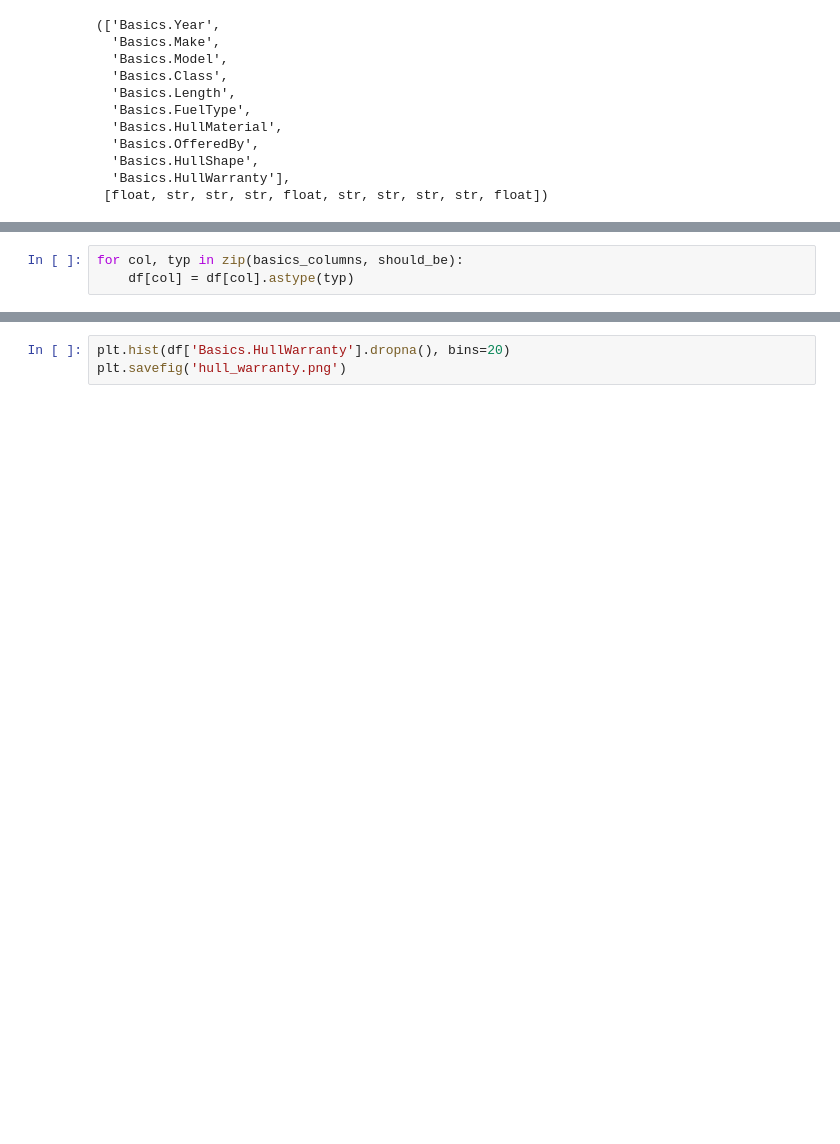
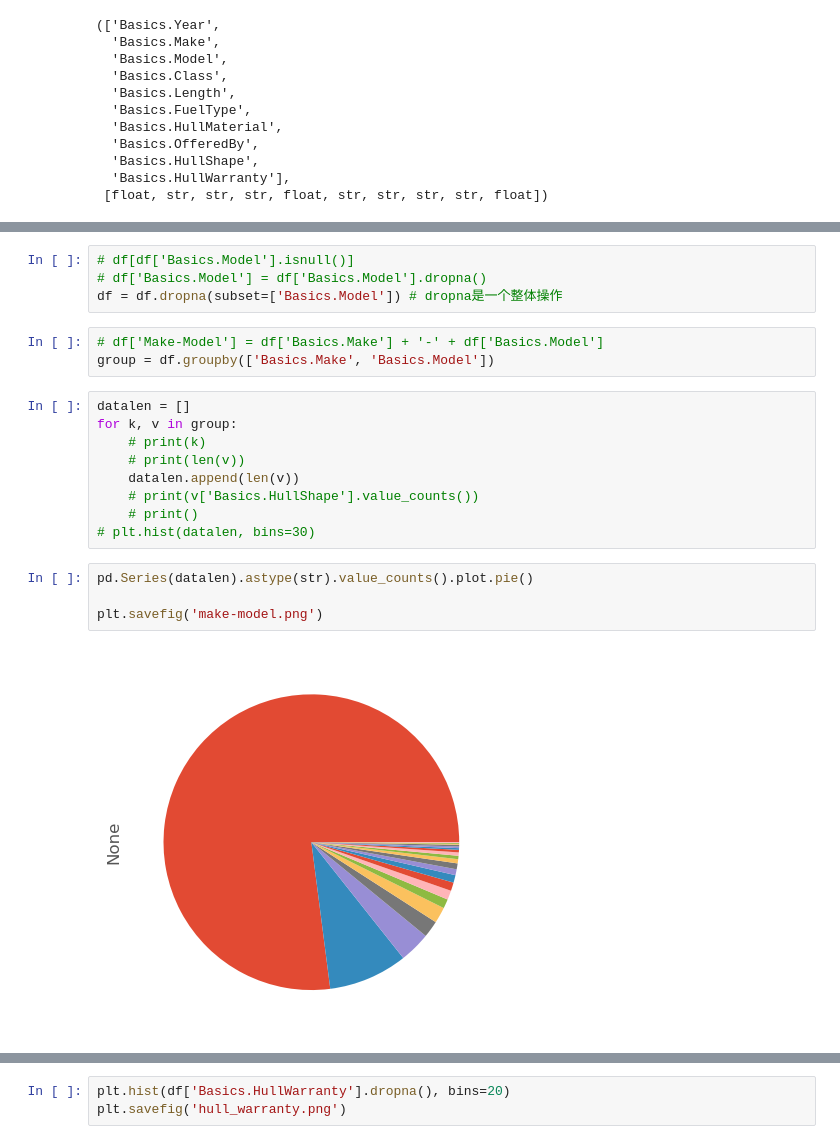
Before and after one commit to Mathematical-Jedi/2023-International-Mathematical-Model, a Jupyter notebook: yecanming/爬虫数据处理/clean.ipynb, the cells around one changed output, grey strips where cells are left out. Drawn from its saved outputs; the diff is of its cells as text; blank space fills up the shorter version.

```diff
--- a/yecanming/爬虫数据处理/clean.ipynb
+++ b/yecanming/爬虫数据处理/clean.ipynb
@@ -86,3 +97,0 @@ df['Basics.HullWarranty'] = df['Basics.HullWarranty'].apply(war_tran).astype(flo
-# %%
-for col, typ in zip(basics_columns, should_be):
-    df[col] = df[col].astype(typ)
@@ -102,0 +114,22 @@ dtype: object
+# %%
+# df[df['Basics.Model'].isnull()]
+# df['Basics.Model'] = df['Basics.Model'].dropna()
+df = df.dropna(subset=['Basics.Model']) # dropna是一个整体操作
+# %%
+# df['Make-Model'] = df['Basics.Make'] + '-' + df['Basics.Model']
+group = df.groupby(['Basics.Make', 'Basics.Model'])
+# %%
+datalen = []
+for k, v in group:
+    # print(k)
+    # print(len(v))
+    datalen.append(len(v))
+    # print(v['Basics.HullShape'].value_counts())
+    # print()
+# plt.hist(datalen, bins=30)
+# %%
+pd.Series(datalen).astype(str).value_counts().plot.pie()
+
+plt.savefig('make-model.png')
+# %% [output]
+[figure, added]
```
Also changed, not shown: parts of 18 cells of this notebook, 2 other files.
